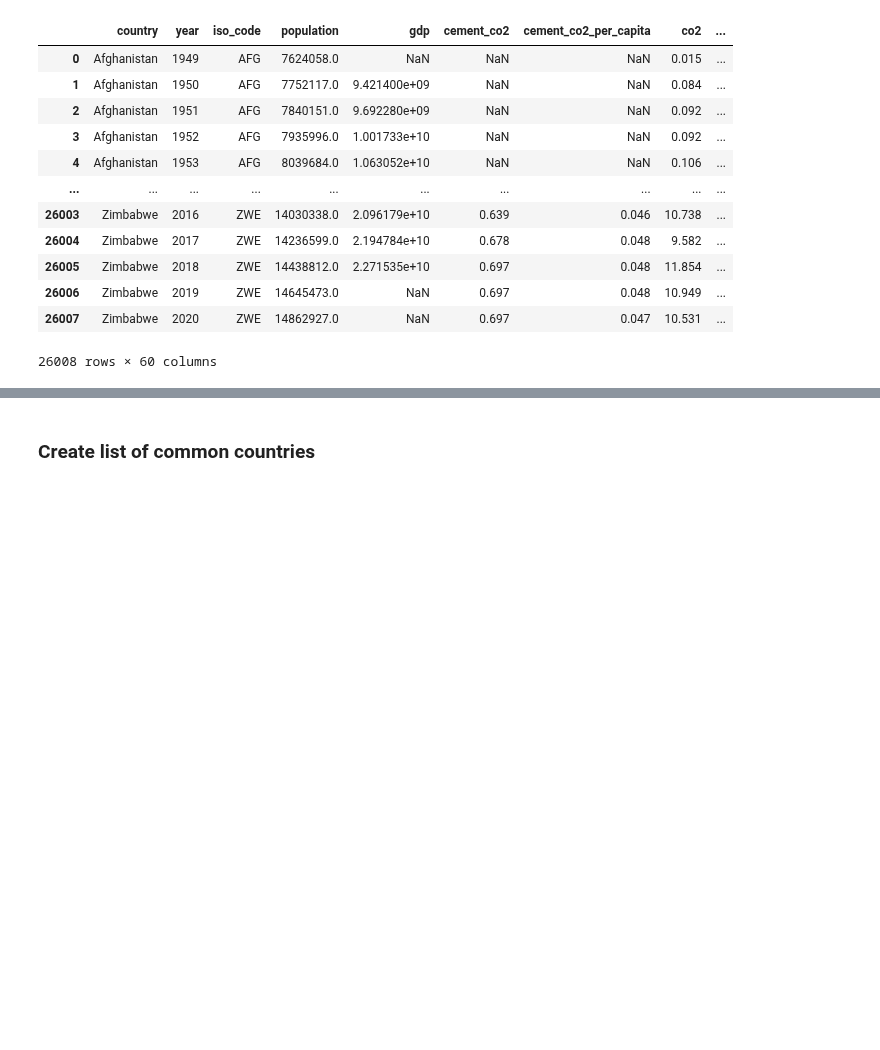
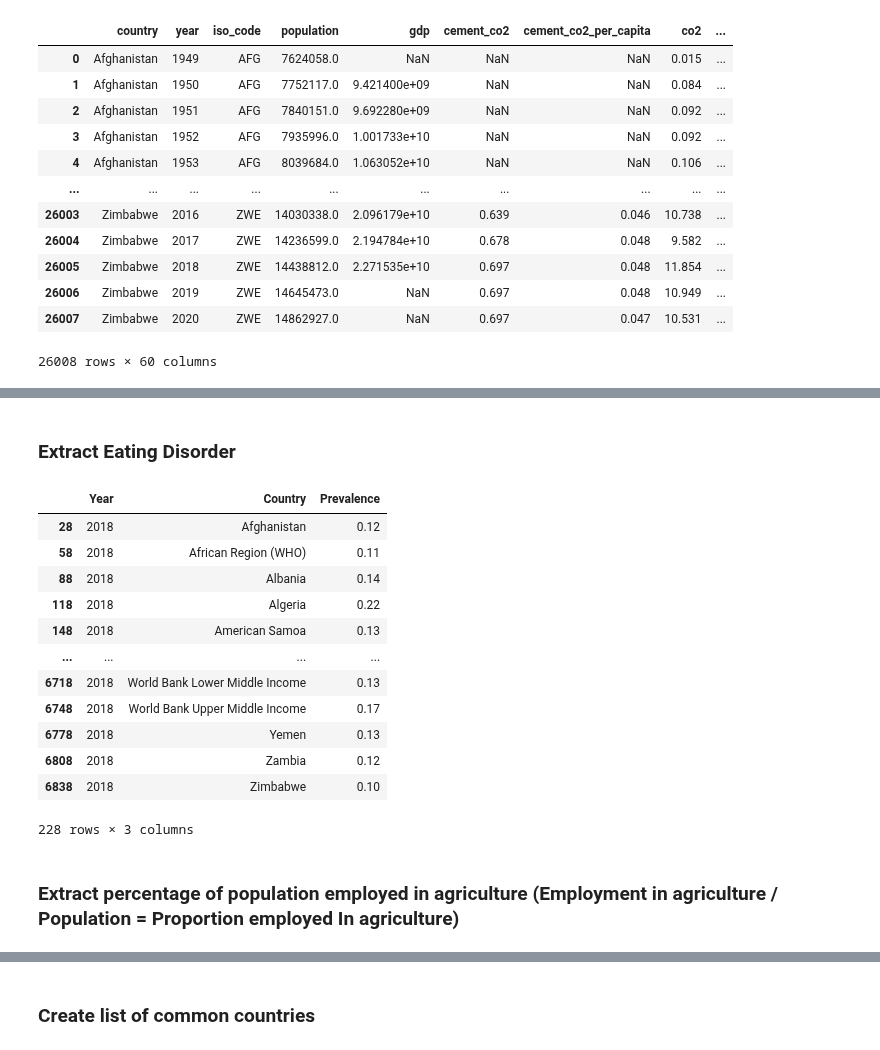
Before and after one commit to tanjoash/2D_data_driven_world, a Jupyter notebook: 2dwork/2D DDW.ipynb, the cells around one changed output, grey strips where cells are left out. Cells and saved outputs as stored; diff of their text form; code cells hidden in the pictures; blank space fills up the shorter version.

```diff
--- a/2dwork/2D DDW.ipynb
+++ b/2dwork/2D DDW.ipynb
@@ -247,0 +272,25 @@ df_co2
+# %% [markdown]
+### Extract Eating Disorder
+# %%
+df_eating_disorder = pd.read_csv("DDW_Eating Disorder.csv")
+df_eating_disorder = df_eating_disorder[df_eating_disorder["Prevalence - Eating disorders - Sex: Both - Age: Age-standardized (Percent)"].notna()]
+df_eating_disorder = df_eating_disorder.rename(columns = {"Entity": "Country", "Prevalence - Eating disorders - Sex: Both - Age: Age-standardized (Percent)":"Prevalence"})
+df_eating_disorder = df_eating_disorder[(df_eating_disorder["Year"] == 2018)]
+df_eating_disorder = df_eating_disorder[["Year", "Country", "Prevalence"]]
+df_eating_disorder
+# %% [output]
+|  | Year | Country | Prevalence |
+| 28 | 2018 | Afghanistan | 0.12 |
+| 58 | 2018 | African Region (WHO) | 0.11 |
+| 88 | 2018 | Albania | 0.14 |
+| 118 | 2018 | Algeria | 0.22 |
+| 148 | 2018 | American Samoa | 0.13 |
+| ... | ... | ... | ... |
+| 6718 | 2018 | World Bank Lower Middle Income | 0.13 |
+| 6748 | 2018 | World Bank Upper Middle Income | 0.17 |
+| 6778 | 2018 | Yemen | 0.13 |
+| 6808 | 2018 | Zambia | 0.12 |
+| 6838 | 2018 | Zimbabwe | 0.10 |
+228 rows × 3 columns
+# %% [markdown]
+### Extract percentage of population employed in agriculture (Employment in agriculture / Population = Proportion employed In agriculture)
```
Also changed, not shown: parts of 5 cells of this notebook, 4 other files.
